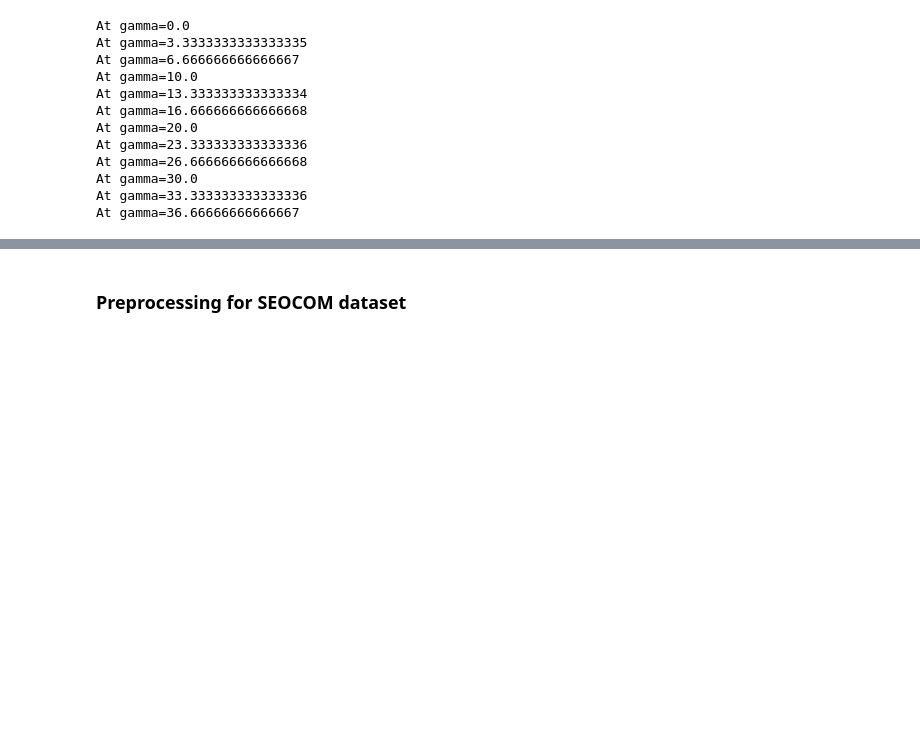
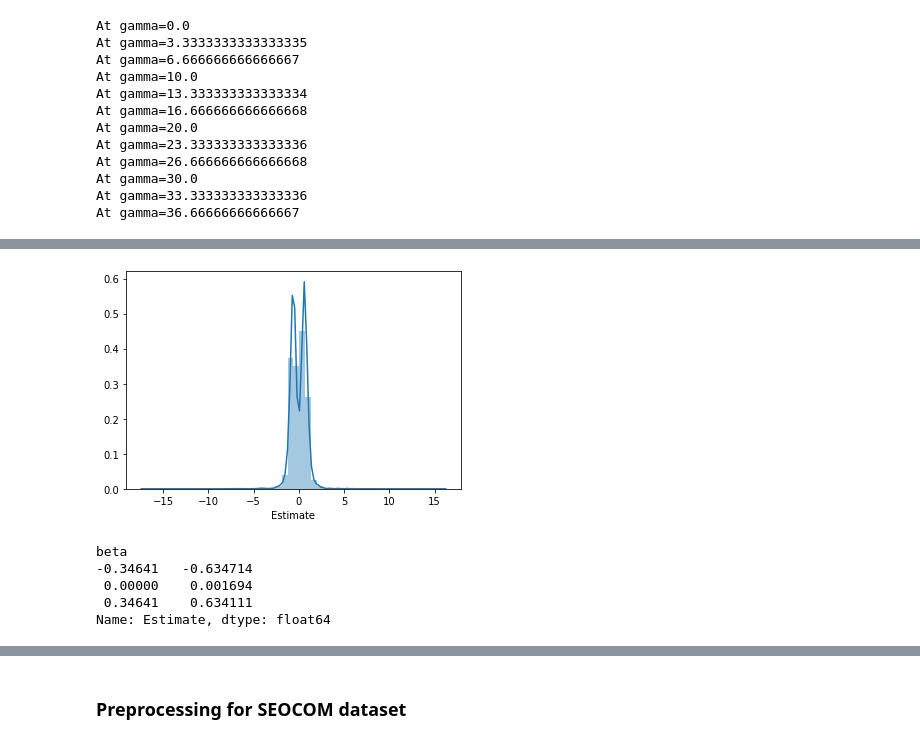
Before and after one commit to amspector100/hdlogistic, a Jupyter notebook: Python Plots.ipynb, the cells around one changed output, grey strips where cells are left out. Saved outputs shown, nothing was run; the diff lists cells and outputs as text; code cells hidden in the pictures; blank space fills up the shorter version.

```diff
--- a/Python Plots.ipynb
+++ b/Python Plots.ipynb
@@ -98,0 +220,11 @@ plt.show()
+# %%
+sns.distplot(robustness_data.loc[(robustness_data['adj']) & (~robustness_data['null']), 'Estimate'])
+plt.show()
+robustness_data.loc[robustness_data['adj']].groupby(['beta'])['Estimate'].mean()
+# %% [output]
+[figure, added]
+beta
+-0.34641   -0.634714
+ 0.00000    0.001694
+ 0.34641    0.634111
+Name: Estimate, dtype: float64
```
Also changed, not shown: parts of 19 cells of this notebook, 8 other files.
